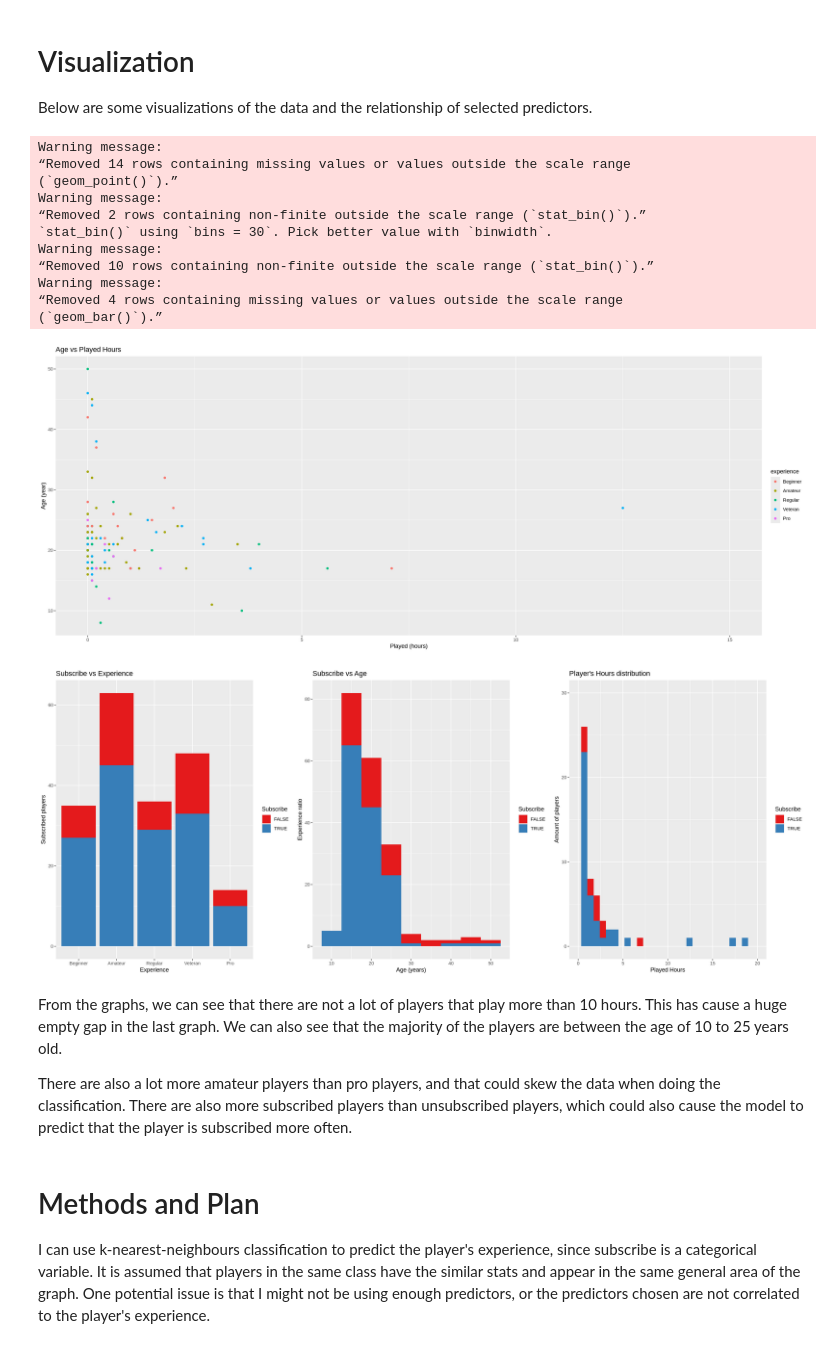
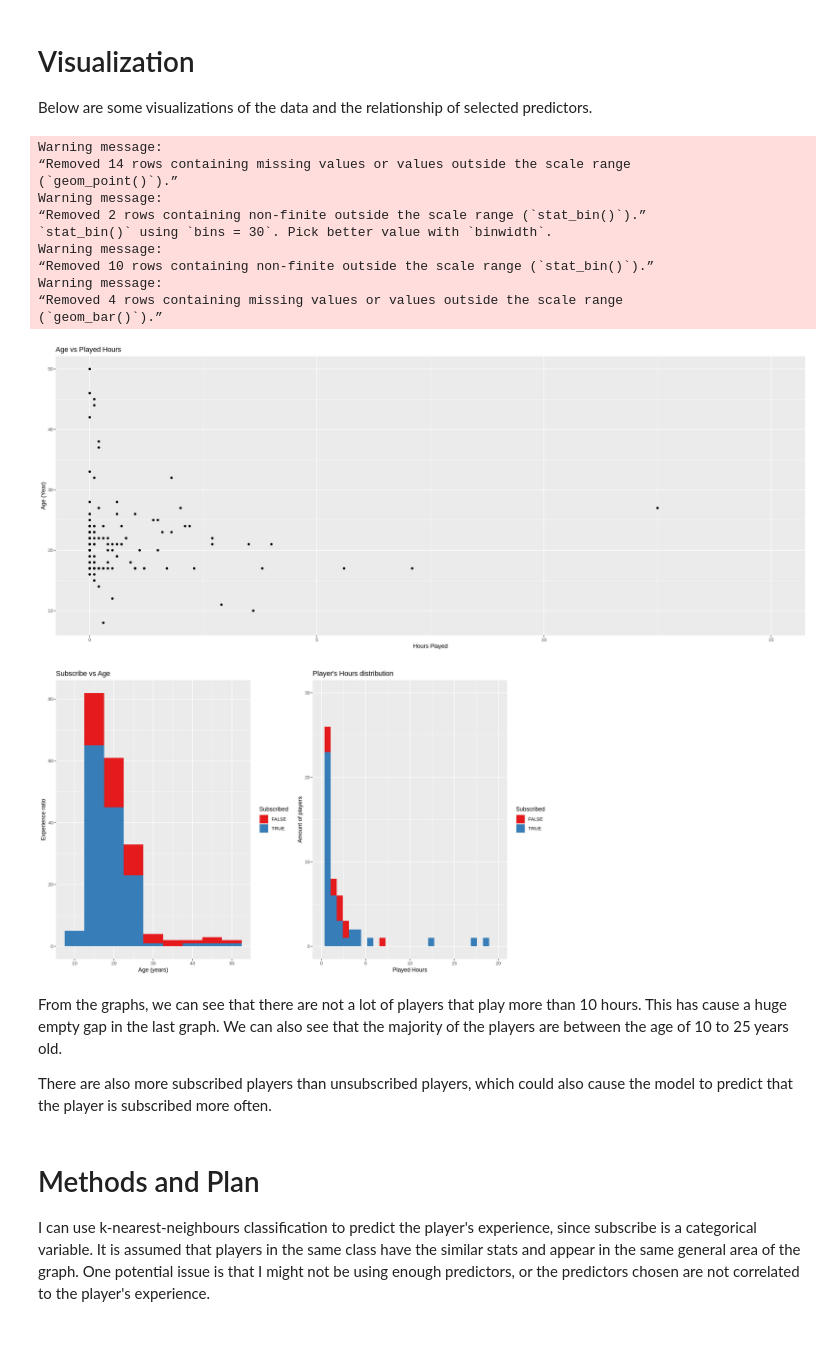
Before and after one commit to AndyHuang36888/GroupProjectDSCI100, a Jupyter notebook: Individual.ipynb, the cells around one changed output. Cells and saved outputs as stored; diff of their text form; code cells hidden in the pictures.

Commit message:
Changed graphs to remove experience

```diff
--- a/Individual.ipynb
+++ b/Individual.ipynb
@@ -129,70 +129,55 @@ Below are some visualizations of the data and the relationship of selected predi
 options(repr.plot.width = 20, repr.plot.height = 8)
 
 players_point <- players |>
-                 mutate(experience = factor(experience, levels = c("Beginner", "Amateur", "Regular", "Veteran", "Pro"))) |>
-                 ggplot(aes(x = played_hours, y = age, color = experience)) +
+                 ggplot(aes(x = played_hours, y = age)) +
                  geom_point() +
                  xlim(0, 15) +
                  scale_fill_brewer(palette = "Set1") +
                  labs(title = "Age vs Played Hours",
-                 x = "Played (hours)",
-                 y = "Age (year)",
-                 fill = "Experience")
+                 x = "Hours Played",
+                 y = "Age (Year)")
 
-
-players_experiece <- players |>
-                 arrange(played_hours) |>
-                 mutate(experience = factor(experience, levels = c("Beginner", "Amateur", "Regular", "Veteran", "Pro"))) |>
-                 ggplot(aes(x = experience, fill = subscribe)) +
-                 geom_bar() +
-                 scale_fill_brewer(palette = "Set1") +
-                 labs(title = "Subscribe vs Experience",
-                 y = "Subscribed players",
-                 x = "Experience",
-                 fill = "Subscribe")
 
 players_age <-   players |>
                  arrange(age) |>
-                 mutate(experience = factor(experience, levels = c("Beginner", "Amateur", "Regular", "Veteran", "Pro"))) |>
                  ggplot(aes(x = age, fill = subscribe)) +
                  geom_histogram(binwidth =5) +
                  scale_fill_brewer(palette = "Set1") +
                  labs(title = "Subscribe vs Age",
                  x = "Age (years)",
                  y = "Experience ratio",
-                 fill = "Subscribe")
+                 fill = "Subscribed")
 
 players_hours <- players |>
-                 mutate(experience = factor(experience, levels = c("Beginner", "Amateur", "Regular", "Veteran", "Pro"))) |>
                  ggplot(aes(x = played_hours, fill = subscribe)) +
                  geom_histogram() +
                  xlim(0, 20) +
                  ylim(0, 30) +
                  scale_fill_brewer(palette = "Set1") +
                  labs(title = "Player's Hours distribution",
                  x = "Played Hours",
                  y = "Amount of players",
-                 fill = "Subscribe")
+                 fill = "Subscribed")
 players_point
-plot_grid(players_experiece, players_age, players_hours, ncol = 3)
+plot_grid(players_age, players_hours, ncol = 3)
 # %% [output]
 Warning message:
 “Removed 14 rows containing missing values or values outside the scale range
 (`geom_point()`).”
 Warning message:
 “Removed 2 rows containing non-finite outside the scale range (`stat_bin()`).”
 `stat_bin()` using `bins = 30`. Pick better value with `binwidth`.
 Warning message:
 “Removed 10 rows containing non-finite outside the scale range (`stat_bin()`).”
 Warning message:
 “Removed 4 rows containing missing values or values outside the scale range
 (`geom_bar()`).”
-[figure, old version]
+[figure, new version]
-[figure, old version]
+[figure, new version]
 # %% [markdown]
 From the graphs, we can see that there are not a lot of players that play more than 10 hours. This has cause a huge empty gap in the last graph. We can also see that the majority of the players are between the age of 10 to 25 years old.
 
-There are also a lot more amateur players than pro players, and that could skew the data when doing the classification. There are also more subscribed players than unsubscribed players, which could also cause the model to predict that the player is subscribed more often.
+There are also more subscribed players than unsubscribed players, which could also cause the model to predict that the player is subscribed more often.
 # %% [markdown]
 # Methods and Plan
 I can use k-nearest-neighbours classification to predict the player's experience, since subscribe is a categorical variable.
```
